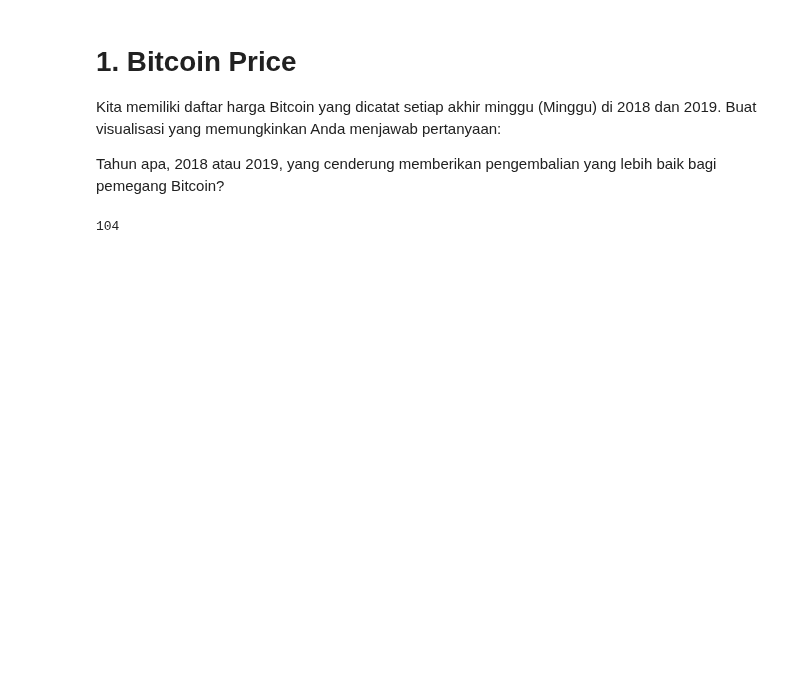
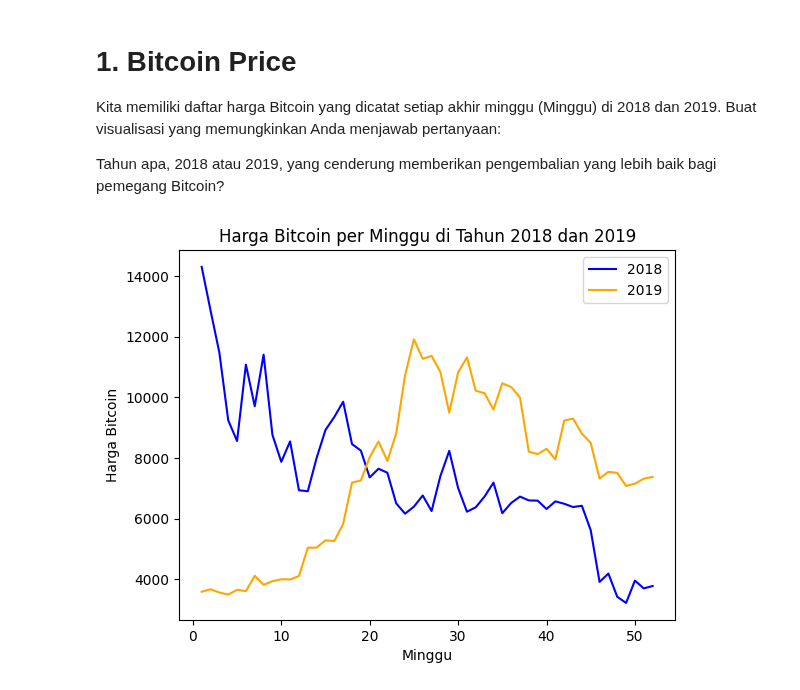
Before and after one commit to ImNotDanish05/2025_KC_TI-1A, a Jupyter notebook: P7_Jobsheet_Visualisasi_Data_dengan_Matplotlib_&_Seaborn.ipynb, the cells around one changed output. Drawn from its saved outputs; the diff is of its cells as text; code cells hidden in the pictures; blank space fills up the shorter version.

```diff
--- a/P7_Jobsheet_Visualisasi_Data_dengan_Matplotlib_&_Seaborn.ipynb
+++ b/P7_Jobsheet_Visualisasi_Data_dengan_Matplotlib_&_Seaborn.ipynb
@@ -6,21 +6,43 @@ Kita memiliki daftar harga Bitcoin yang dicatat setiap akhir minggu (Minggu) di
 
 Tahun apa, 2018 atau 2019, yang cenderung memberikan pengembalian yang lebih baik bagi pemegang Bitcoin?
 # %%
+import matplotlib.pyplot as plt
+import pandas as pd
+import numpy as np
+import seaborn as sns
 prices = [
     14292.2, 12858.9, 11467.5, 9241.1, 8559.6, 11073.5, 9704.3, 11402.3,
     8762.0, 7874.9, 8547.4, 6938.2, 6905.7, 8004.4, 8923.1, 9352.4,
     9853.5, 8459.5, 8245.1, 7361.3, 7646.6, 7515.8, 6505.8, 6167.3,
     6398.9, 6765.5, 6254.8, 7408.7, 8234.1, 7014.3, 6231.6, 6379.1,
     6734.8, 7189.6, 6184.3, 6519.0, 6729.6, 6603.9, 6596.3, 6321.7,
     6572.2, 6494.2, 6386.2, 6427.1, 5621.8, 3920.4, 4196.2, 3430.4,
     3228.7, 3964.4, 3706.8, 3785.4, 3597.2, 3677.8, 3570.9, 3502.5,
     3661.4, 3616.8, 4120.4, 3823.1, 3944.3, 4006.4, 4002.5, 4111.8,
     5046.2, 5051.8, 5290.2, 5265.9, 5830.9, 7190.3, 7262.6, 8027.4,
     8545.7, 7901.4, 8812.5, 10721.7, 11906.5, 11268.0, 11364.9, 10826.7,
     9492.1, 10815.7, 11314.5, 10218.1, 10131.0, 9594.4, 10461.1, 10337.3,
     9993.0, 8208.5, 8127.3, 8304.4, 7957.3, 9230.6, 9300.6, 8804.5,
     8497.3, 7324.1, 7546.6, 7510.9, 7080.8, 7156.2, 7321.5, 7376.8
 ]
-len(prices)
+len(prices) # Jumlah data
+# Teorinya 1 tahun ada 52 minggu
+
+# Split data
+prices_2018 = prices[:52]  # Minggu 1-52
+prices_2019 = prices[52:]  # Minggu 53-104
+weeks = list(range(1, 53)) # Buat array dari 1 sampai 52
+
+plt.plot(
+    weeks, prices_2018, label='2018', color='blue'
+)
+plt.plot(
+    weeks, prices_2019, label='2019', color='orange'
+)
+plt.xlabel('Minggu')
+plt.ylabel('Harga Bitcoin')
+plt.title('Harga Bitcoin per Minggu di Tahun 2018 dan 2019')
+plt.legend()
+plt.show()
 # %% [output]
-104
+[figure, added]
```
Also changed, not shown: parts of 8 cells of this notebook.
